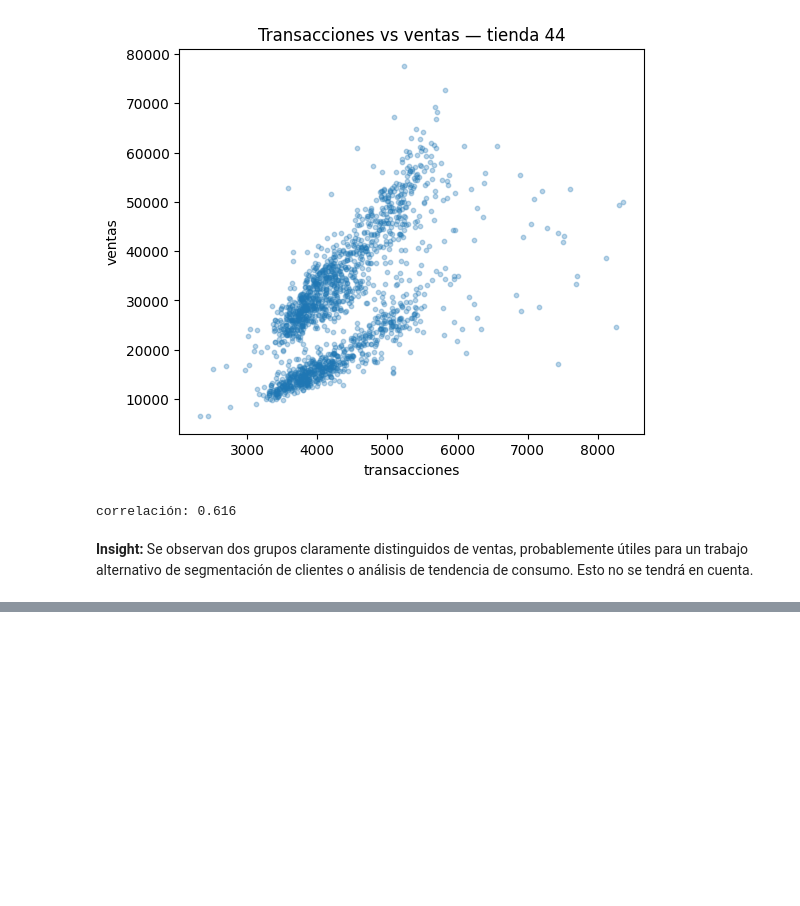
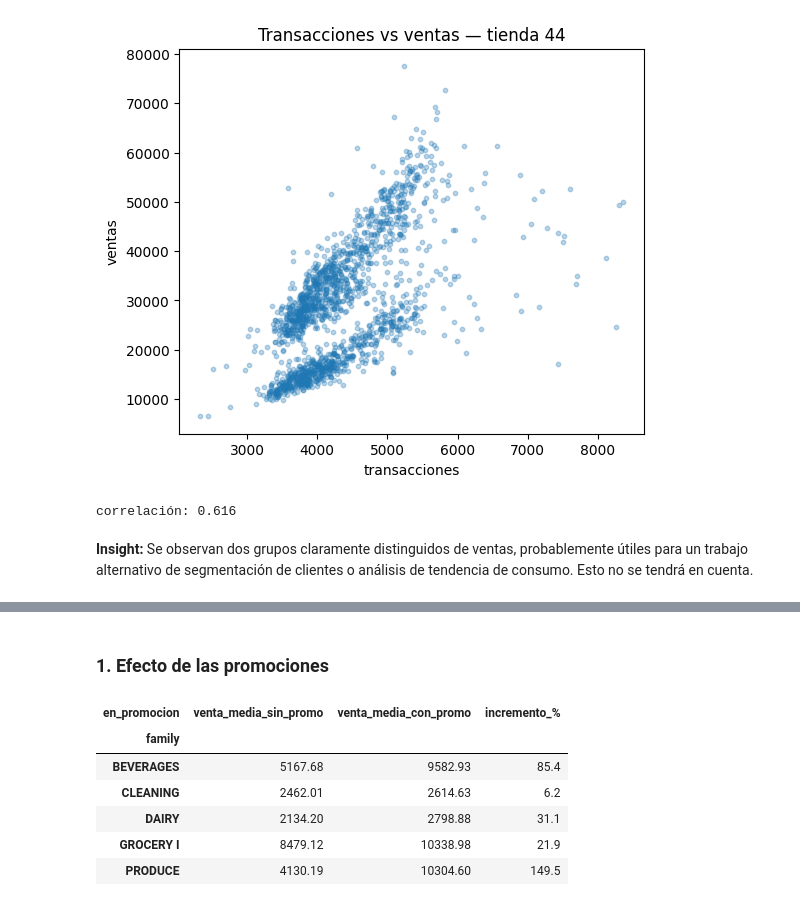
Before and after one commit to Jacogz/ML-Prediccion-Demanda, a Jupyter notebook: src/model_development.ipynb, the cells around one changed output, grey strips where cells are left out. Saved outputs shown, nothing was run; the diff lists cells and outputs as text; code cells hidden in the pictures; blank space fills up the shorter version.

```diff
--- a/src/model_development.ipynb
+++ b/src/model_development.ipynb
@@ -365,0 +370,24 @@ correlación: 0.616
+# %% [markdown]
+### 1. Efecto de las promociones
+# %%
+train_1 = train_1.copy()
+train_1["en_promocion"] = train_1["onpromotion"] > 0
+
+promo_stats = (
+    train_1.groupby(["family", "en_promocion"])["sales"]
+    .mean()
+    .unstack()
+    .rename(columns={False: "venta_media_sin_promo", True: "venta_media_con_promo"})
+)
+promo_stats["incremento_%"] = (
+    (promo_stats["venta_media_con_promo"] / promo_stats["venta_media_sin_promo"] - 1) * 100
+).round(1)
+promo_stats.round(2)
+# %% [output]
+| en_promocion | venta_media_sin_promo | venta_media_con_promo | incremento_% |
+| family |  |  |  |
+| BEVERAGES | 5167.68 | 9582.93 | 85.4 |
+| CLEANING | 2462.01 | 2614.63 | 6.2 |
+| DAIRY | 2134.20 | 2798.88 | 31.1 |
+| GROCERY I | 8479.12 | 10338.98 | 21.9 |
+| PRODUCE | 4130.19 | 10304.60 | 149.5 |
```
Also changed, not shown: parts of 14 cells of this notebook.
